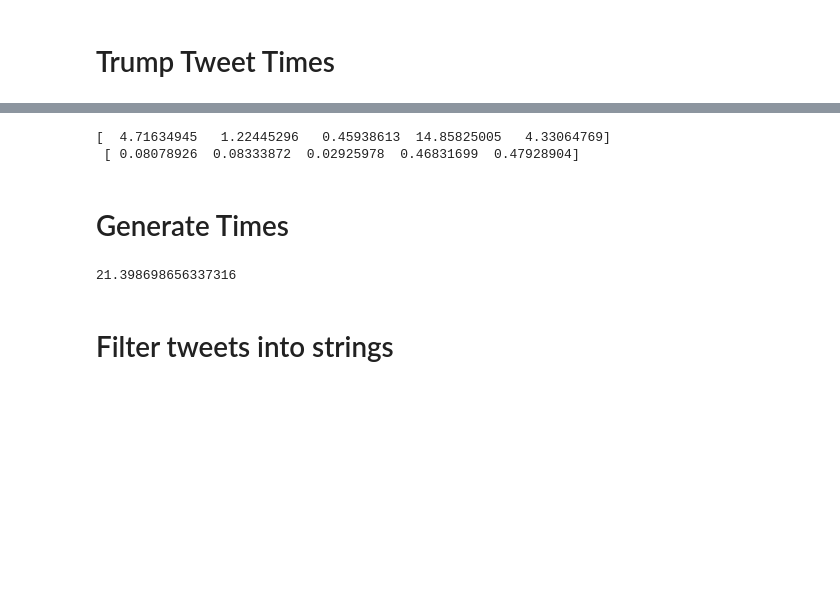
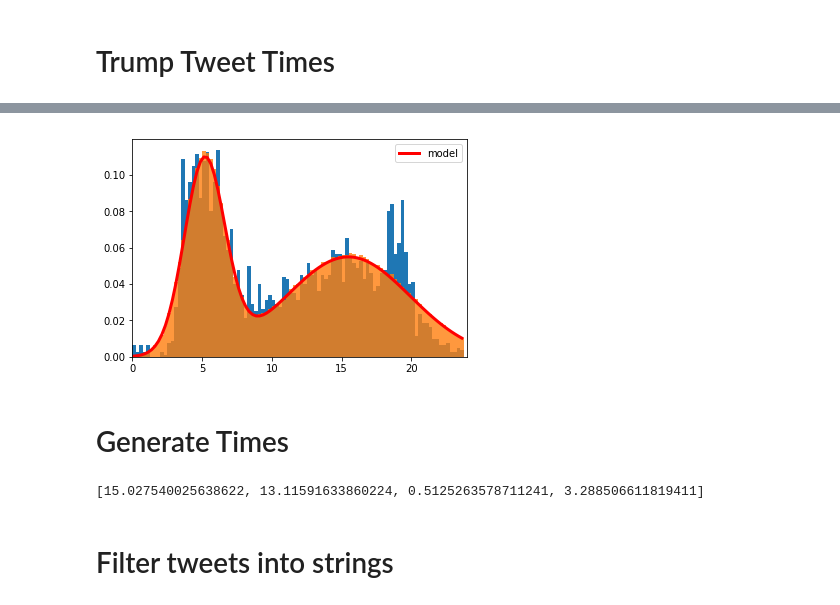
Before and after one commit to kmaylor/Trump_twitter_bot, a Jupyter notebook: Trump_bot.ipynb, the cells around one changed output, grey strips where cells are left out. Drawn from its saved outputs; the diff is of its cells as text; code cells hidden in the pictures; blank space fills up the shorter version.

```diff
--- a/Trump_bot.ipynb
+++ b/Trump_bot.ipynb
@@ -71,16 +115,12 @@ for i,t in enumerate(times):
 # %%
 counts,bounds,_=hist(times,bins=arange(0,24,.25),normed=True)
 bin_c=(bounds[1:]+bounds[:-1])/2
-
-def gauss(x,mu,sigma):
-    return exp(-(x-mu)**2/2/sigma**2)/sqrt(2*pi*sigma**2)
 
 def bimodal(x,mu1,sigma1,w1,mu2,sigma2):
     return w1*gauss(x,mu1,sigma1)+(1-w1)*gauss(x,mu2,sigma2)
 
 expected=(5,1,.1,15,5)
 params,cov=curve_fit(bimodal,bin_c,counts,expected)
-sigma=sqrt(diag(cov))
 plot(bin_c,bimodal(bin_c,*params),color='red',lw=3,label='model')
 
 g1 = normal(params[0],params[1],int(round(params[2]*len(times)*100)))
@@ -90,7 +130,6 @@ counts1,bounds1,_=hist(gg,bins=arange(0,24,.25),alpha=.8,normed=True)
 
 xlim(0,24)
 legend()
-print(params,'\n',sigma)
-
+show()
 #xlim(0,24)
 # %% [output]
@@ -99,18 +136,20 @@ print(params,'\n',sigma)
-[  4.71634945   1.22445296   0.45938613  14.85825005   4.33064769]
- [ 0.08078926  0.08333872  0.02925978  0.46831699  0.47928904]
+[figure, added]
 # %% [markdown]
 # Generate Times
 # %%
-time=25
-while (time<0 or time>24):
-    if uniform(0,1) >= params[2]:
-        time = normal(params[3],params[4])
-    else:
-        time = normal(params[0],params[1])
-    time+=7
-    if time>24: time-=24
-print(time)
+times=[]
+for i in arange(tweets_per_day):
+    time=25
+    while (time<0 or time>24):
+        if uniform(0,1) >= params[2]:
+            time = normal(params[3],params[4])
+        else:
+            time = normal(params[0],params[1])
+        time+=7
+        if time>24: time-=24
+    times.append(time)
+print(times)
 # %% [output]
-21.398698656337316
+[15.027540025638622, 13.11591633860224, 0.5125263578711241, 3.288506611819411]
 # %% [markdown]
 # Filter tweets into strings
```
Also changed, not shown: parts of 19 cells of this notebook.
